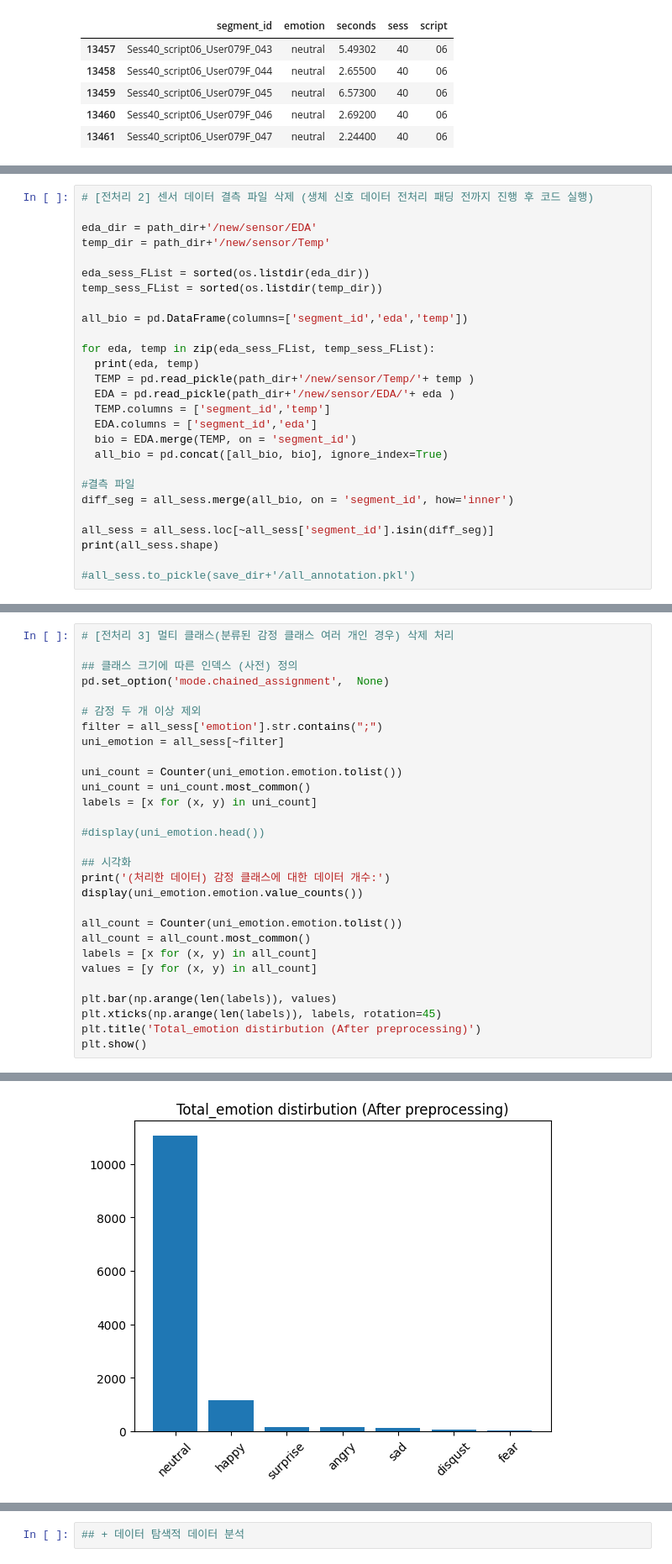
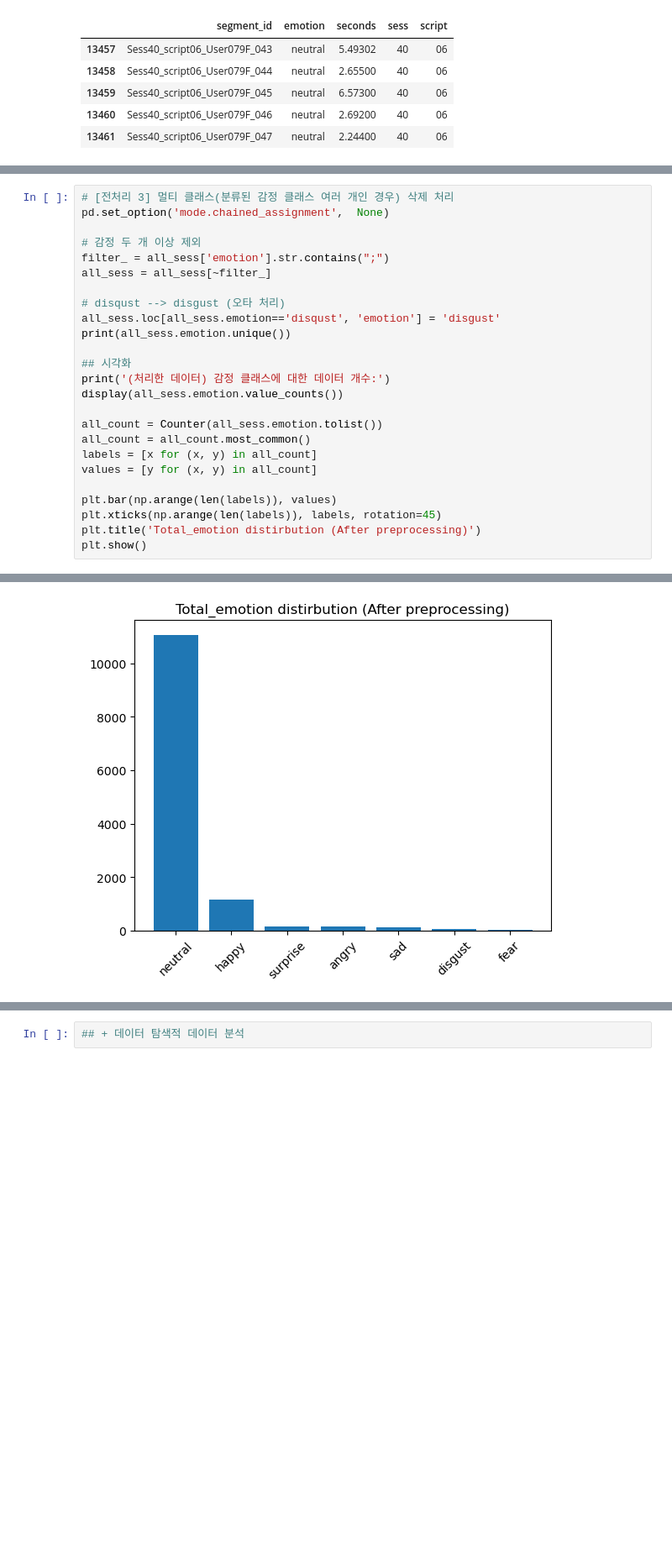
Before and after one commit to yooso0731/DAEM-ERC, a Jupyter notebook: total_preprocessing.ipynb, the cells around one changed output, grey strips where cells are left out. Shown: that part at 84% size. Cells and saved outputs as stored; diff of their text form; blank space fills up the shorter version.

```diff
--- a/total_preprocessing.ipynb
+++ b/total_preprocessing.ipynb
@@ -125,27 +139,0 @@ See the caveats in the documentation: https://pandas.pydata.org/pandas-docs/stab
-# %%
-# [전처리 2] 센서 데이터 결측 파일 삭제 (생체 신호 데이터 전처리 패딩 전까지 진행 후 코드 실행)
-
-eda_dir = path_dir+'/new/sensor/EDA'
-temp_dir = path_dir+'/new/sensor/Temp'
-
-eda_sess_FList = sorted(os.listdir(eda_dir))
-temp_sess_FList = sorted(os.listdir(temp_dir))
-
-all_bio = pd.DataFrame(columns=['segment_id','eda','temp'])
-
-for eda, temp in zip(eda_sess_FList, temp_sess_FList):
-  print(eda, temp)
-  TEMP = pd.read_pickle(path_dir+'/new/sensor/Temp/'+ temp )
-  EDA = pd.read_pickle(path_dir+'/new/sensor/EDA/'+ eda )
-  TEMP.columns = ['segment_id','temp']
-  EDA.columns = ['segment_id','eda']
-  bio = EDA.merge(TEMP, on = 'segment_id')
-  all_bio = pd.concat([all_bio, bio], ignore_index=True)
-
-#결측 파일
-diff_seg = all_sess.merge(all_bio, on = 'segment_id', how='inner')
-
-all_sess = all_sess.loc[~all_sess['segment_id'].isin(diff_seg)]
-print(all_sess.shape)
-
-#all_sess.to_pickle(save_dir+'/all_annotation.pkl')
@@ -155,24 +228,20 @@ print(all_sess.shape)
 # %%
 # [전처리 3] 멀티 클래스(분류된 감정 클래스 여러 개인 경우) 삭제 처리
-
-## 클래스 크기에 따른 인덱스 (사전) 정의
 pd.set_option('mode.chained_assignment',  None)
 
 # 감정 두 개 이상 제외
-filter = all_sess['emotion'].str.contains(";")
-uni_emotion = all_sess[~filter]
+filter_ = all_sess['emotion'].str.contains(";")
+all_sess = all_sess[~filter_]
 
-uni_count = Counter(uni_emotion.emotion.tolist())
-uni_count = uni_count.most_common()
-labels = [x for (x, y) in uni_count]
-
-#display(uni_emotion.head())
+# disqust --> disgust (오타 처리)
+all_sess.loc[all_sess.emotion=='disqust', 'emotion'] = 'disgust'
+print(all_sess.emotion.unique())
 
 ## 시각화
 print('(처리한 데이터) 감정 클래스에 대한 데이터 개수:')
-display(uni_emotion.emotion.value_counts())
+display(all_sess.emotion.value_counts())
 
-all_count = Counter(uni_emotion.emotion.tolist())
+all_count = Counter(all_sess.emotion.tolist())
 all_count = all_count.most_common()
 labels = [x for (x, y) in all_count]
 values = [y for (x, y) in all_count]
@@ -192,3 +262,3 @@ disqust        60
 fear           43
 Name: emotion, dtype: int64
-[figure, old version]
+[figure, new version]
```
Also changed, not shown: parts of 12 cells of this notebook.
